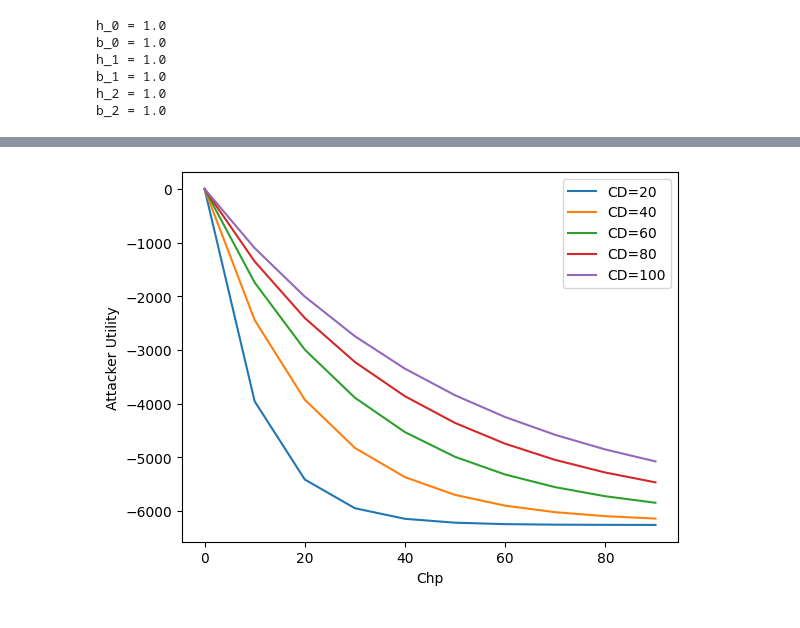
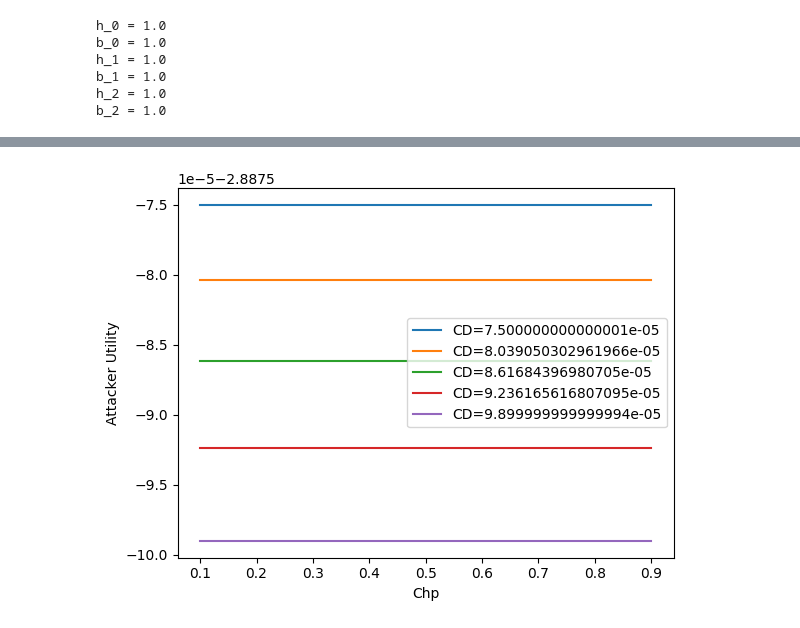
Before and after one commit to bhusalb/gt-ransomware-simulation, a Jupyter notebook: Ransomware_simulation.ipynb, the cells around one changed output, grey strips where cells are left out. Drawn from its saved outputs; the diff is of its cells as text; code cells hidden in the pictures.

```diff
--- a/Ransomware_simulation.ipynb
+++ b/Ransomware_simulation.ipynb
@@ -1081,6 +1089,8 @@ Ei = defaultdict(list)
 # Attacker utils eval for F and p0
 F_range = range(25, 150, 25)
 p1_range = generate_log_range(0.55,0.6,10)
+
+F_range = [item / 1000000 for item in F_range]
 
 for F in F_range:
     for p1 in p1_range:
@@ -1118,8 +1128,9 @@ Fi = defaultdict(list)
 Ei = defaultdict(list)
 
 # Attacker utils eval for CD and R
-F_range = range(50, 300, 50)
-R_range = range(100,900,100)
+F_range = generate_log_range(0.000075,0.000099,5)
+R_range = generate_log_range(0.1,3.0,10)
+
 
 for F in F_range:
     for R in R_range:
@@ -1157,8 +1168,10 @@ Fi = defaultdict(list)
 Ei = defaultdict(list)
 Zi=defaultdict(list)
 # Attacker utils eval for F and Cnh
-F_range = range(20,120,20)
-R_range = range(0,200,20)
+F_range = generate_log_range(0.000075,0.000099,5)
+R_range = generate_log_range(0.1,0.5,10)
+
+
 
 for F in F_range:
     for R in R_range:
@@ -1212,11 +1225,11 @@ Fi = defaultdict(list)
 Ei = defaultdict(list)
 Gi=defaultdict(list)
 
-# Attacker utils eval for F and Chf
-# F_range = range(20,120,20)
-F_range = range(20,120,20)
+# Attacker utils eval for CD and nhf
 
-R_range = range(0,1000,100)
+F_range = generate_log_range(0.000075,0.000099,5)
+R_range = generate_log_range(0.1,0.5,10)
+
 
 for F in F_range:
     for R in R_range:
@@ -1272,40 +1285,41 @@ Fi = defaultdict(list)
 Ei = defaultdict(list)
 Ti = defaultdict(list)
 
-# Attacker utils eval for F and Chp
-F_range = range(20,120,20)
-R_range = range(0,100,10)
+# Attacker utils eval for CD and Chp
+F_range = generate_log_range(0.000075,0.000099,5)
+R_range = generate_log_range(0.1,0.9,10)
+
 
 for F in F_range:
     for R in R_range:
         p = sample.clone()
         p.C_D=F
         p.C_hp=R
         p=p.clone()
         Ti[F].append(p.tau)
         e_a_b_1 = t_u_3_1(p)
 
         Fi[F].append(R)
         Ei[F].append(e_a_b_1)
 
 # Generate multiple lines on the same plot
 for F in F_range:
     plt.plot(Fi[F], Ei[F], label=f'CD={F}')
 
 # Adding title and labels
 plt.xlabel("Chp")
 plt.ylabel("Attacker Utility")
 
 # Adding a legend
 plt.legend()
 
 plt.savefig("n8.pdf", format="pdf", bbox_inches="tight")
 
 
 # Displaying the plot
 plt.show()
 # %% [output]
-[figure, old version]
+[figure, new version]
 # %%
 # Generate multiple lines on the same plot
 for F in F_range:
```
Also changed, not shown: parts of 26 cells of this notebook, 1 other file.
